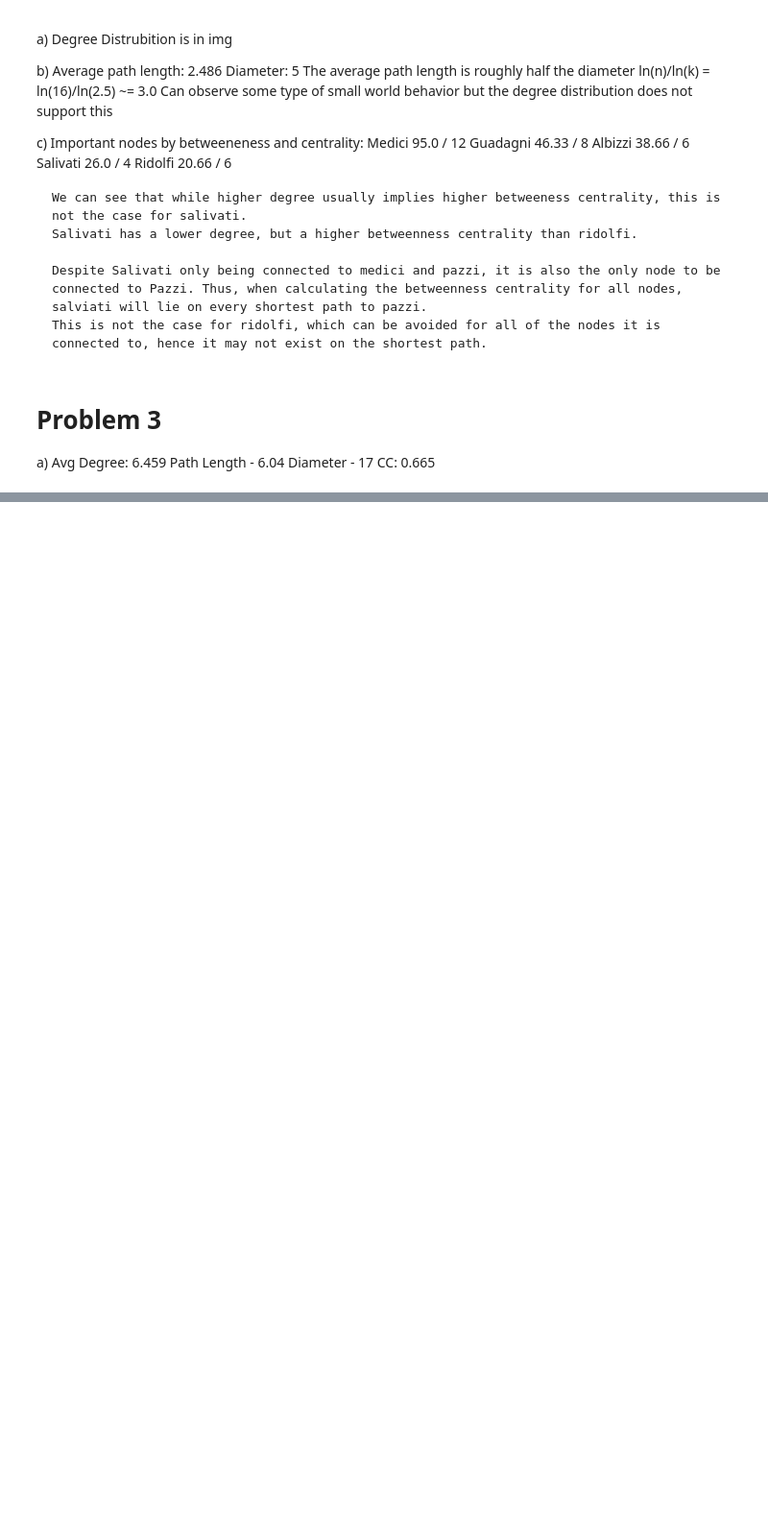
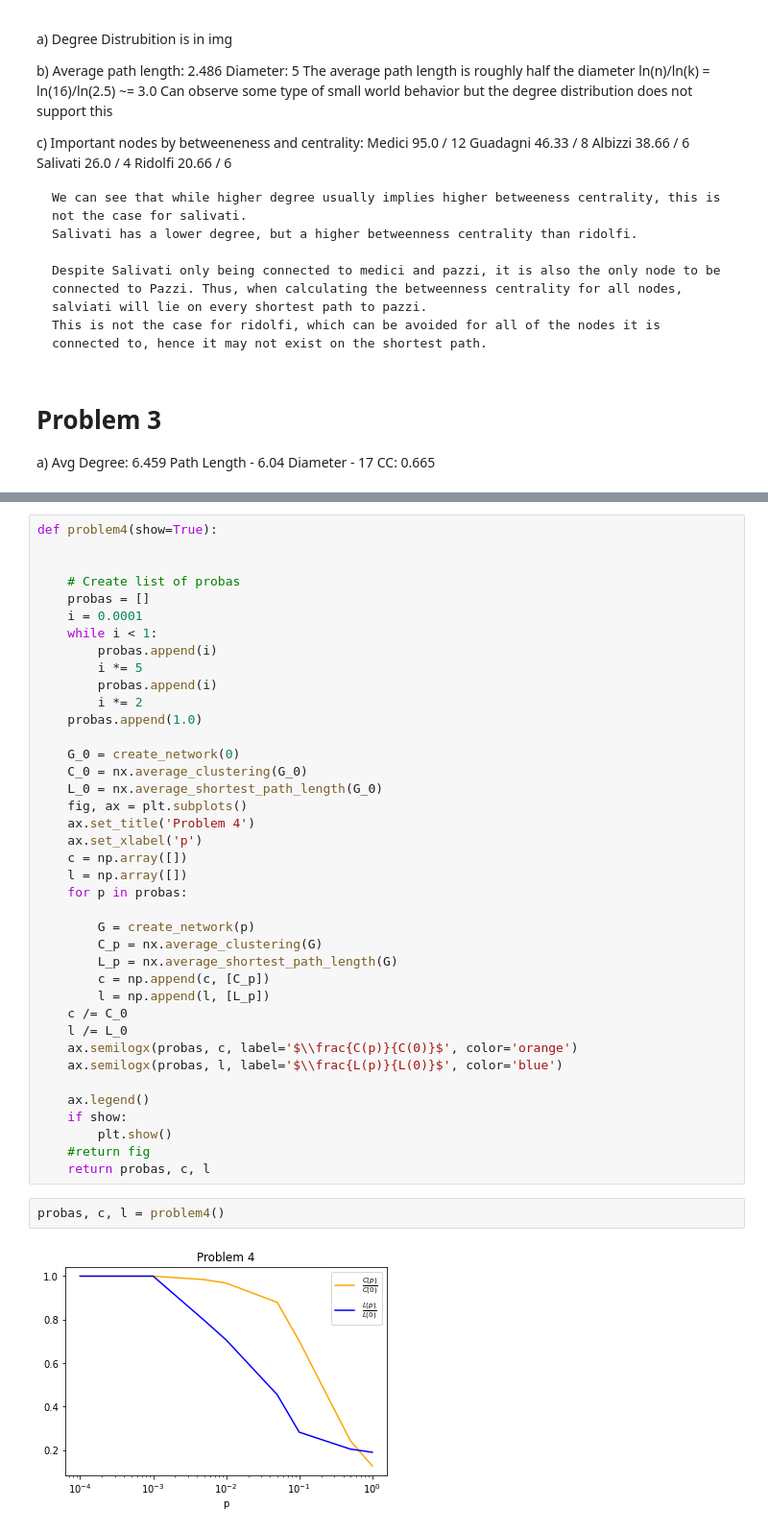
Before and after one commit to JacksonPaull/fa2023, a Jupyter notebook: RWN/HW1/hw1.ipynb, the cells around one changed output, grey strips where cells are left out. Shown: that part at 96% size. Drawn from its saved outputs; the diff is of its cells as text; blank space fills up the shorter version.

```diff
--- a/RWN/HW1/hw1.ipynb
+++ b/RWN/HW1/hw1.ipynb
@@ -113,0 +198,43 @@ a) Avg Degree: 6.459
+# %%
+def problem4(show=True):
+
+
+    # Create list of probas
+    probas = []
+    i = 0.0001
+    while i < 1:
+        probas.append(i)
+        i *= 5
+        probas.append(i)
+        i *= 2
+    probas.append(1.0)
+
+    G_0 = create_network(0)
+    C_0 = nx.average_clustering(G_0)
+    L_0 = nx.average_shortest_path_length(G_0)
+    fig, ax = plt.subplots()
+    ax.set_title('Problem 4')
+    ax.set_xlabel('p')
+    c = np.array([])
+    l = np.array([])
+    for p in probas:
+
+        G = create_network(p)
+        C_p = nx.average_clustering(G)
+        L_p = nx.average_shortest_path_length(G)
+        c = np.append(c, [C_p])
+        l = np.append(l, [L_p])
+    c /= C_0
+    l /= L_0
+    ax.semilogx(probas, c, label='$\\frac{C(p)}{C(0)}$', color='orange')
+    ax.semilogx(probas, l, label='$\\frac{L(p)}{L(0)}$', color='blue')
+
+    ax.legend()
+    if show:
+        plt.show()
+    #return fig
+    return probas, c, l
+# %%
+probas, c, l = problem4()
+# %% [output]
+[figure, added]
```
Also changed, not shown: parts of 12 cells of this notebook.
